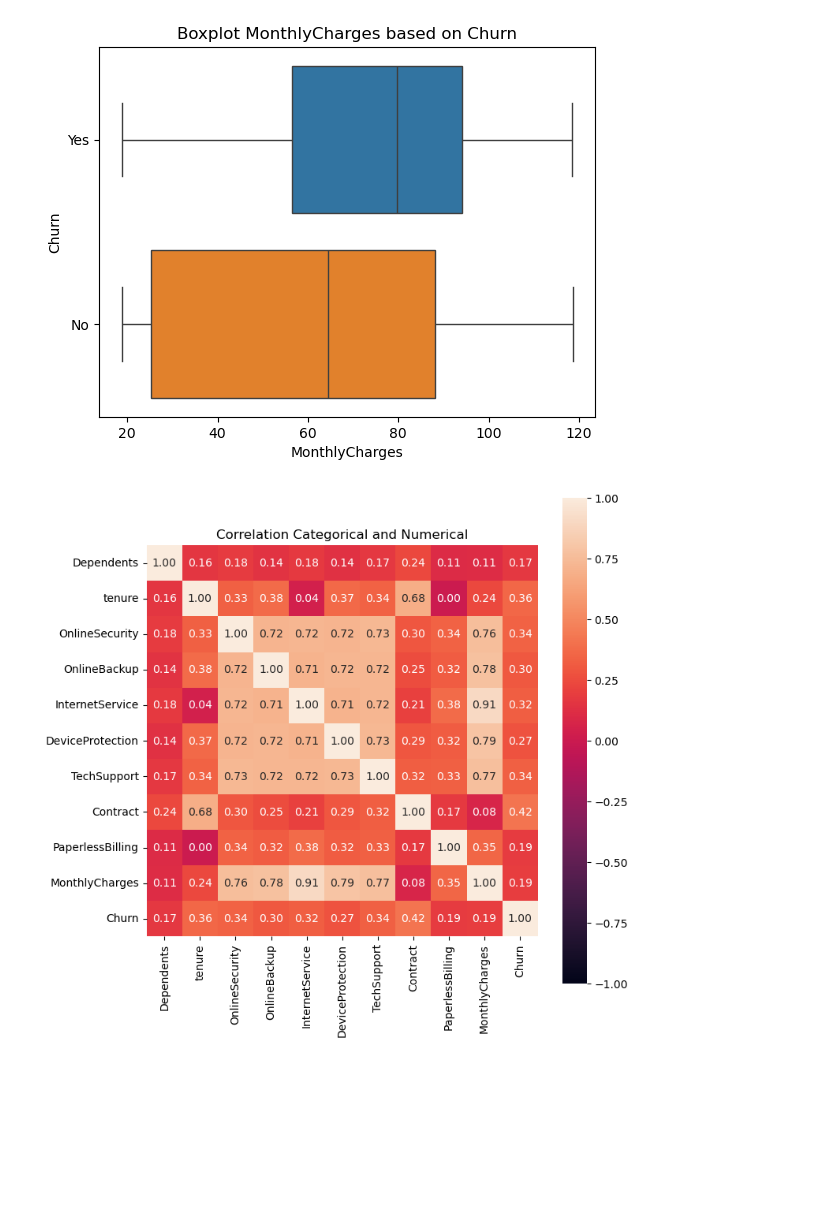
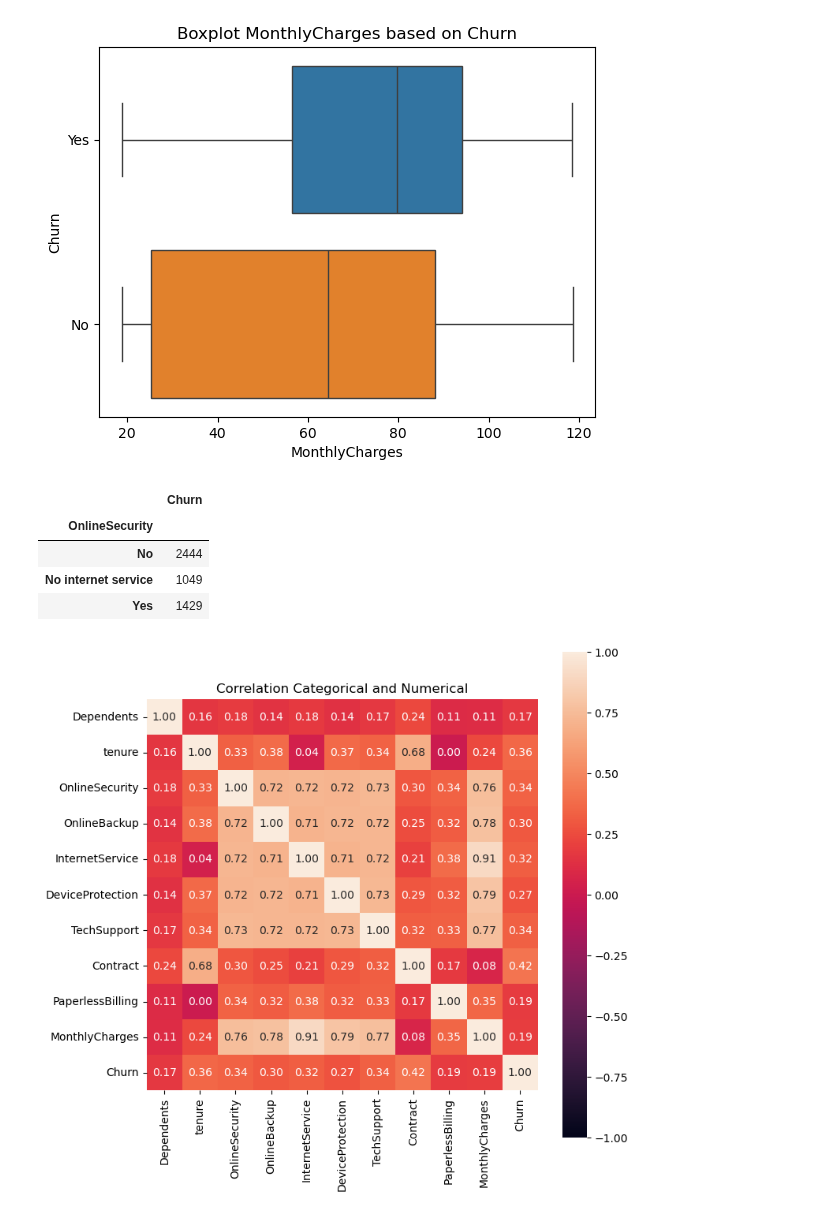
Before and after one commit to fahdmuchammad/Capstone-3-Purwadhika-Machine-learning, a Jupyter notebook: Capstone_3_Muchammad Fahd_Telco.ipynb, the cells around one changed output. Cells and saved outputs as stored; diff of their text form; code cells hidden in the pictures; blank space fills up the shorter version.

```diff
--- a/Capstone_3_Muchammad Fahd_Telco.ipynb
+++ b/Capstone_3_Muchammad Fahd_Telco.ipynb
@@ -334,3 +334,11 @@ plt.show()
+# %%
+df.groupby(['OnlineSecurity']).count()[['Churn']]
+# %% [output]
+|  | Churn |
+| OnlineSecurity |  |
+| No | 2444 |
+| No internet service | 1049 |
+| Yes | 1429 |
 # %%
 from dython.nominal import associations
 complete_correlation = associations(
```
Also changed, not shown: parts of 3 cells of this notebook.
